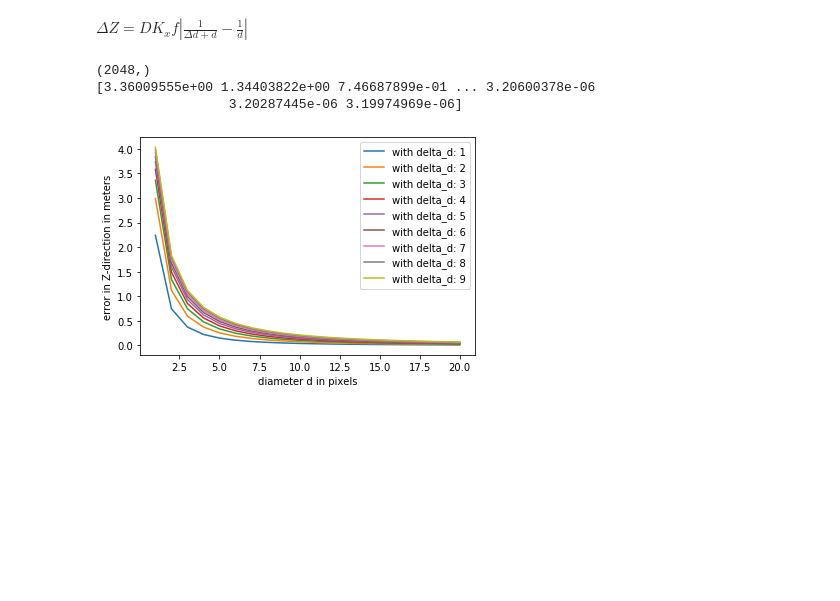
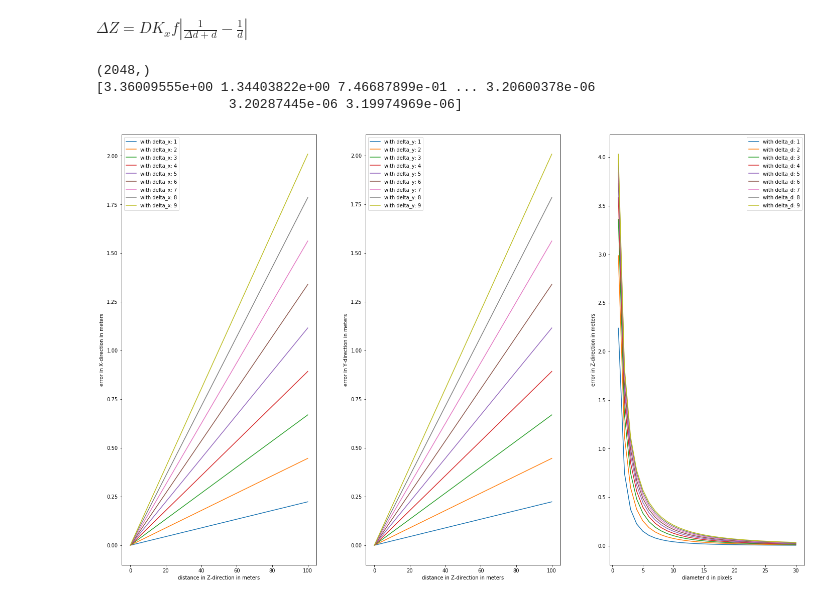
Before and after one commit to nanaimi/aux_tools, a Jupyter notebook: measurement_model.ipynb, the cells around one changed output. Saved outputs shown, nothing was run; the diff lists cells and outputs as text; code cells hidden in the pictures; blank space fills up the shorter version.

```diff
--- a/measurement_model.ipynb
+++ b/measurement_model.ipynb
@@ -15,36 +15,58 @@ $\displaystyle \Delta Z = D K_{x} f \left|{\frac{1}{\Delta d + d} - \frac{1}{d}}
 # intrinsics: [1137.952358814274, 1139.2455706836256, 1040.2907098789112, 764.4019425366827]
 # resolution: [2048, 1536]
 # assuming that first entry of intrinsics is the kx parameter [pixels/inches]
 
 # error for given measured diameter d on image plane in meters
 def error_function(d, delta_d):
     delta_Z = D*f*kx*abs(1/(d+delta_d) - 1/d)*10**(-3) # factor at the end converts it to meters from cm
     return delta_Z
 
 kx = 1137.952358814274/2.54   # to turn [pixels/inches] to [pixels/cm]
+ky = 1139.2455706836256/2.54  # to turn [pixels/inches] to [pixels/cm]
 num_of_samples = 2048
 d_d = 3
 f = 1
 D = 10
 # d is diameter of ball in pixels (only integer numbers)
 d = np.linspace(1, 2048, num_of_samples, endpoint=True)
 delta_Z = error_function(d, d_d)
 
 print(delta_Z.shape)
 
 pprint(delta_Z)
 
+fig, ax = plt.subplots(nrows=1, ncols=3)
+fig.set_size_inches(h=14, w=21)
+fig.subplots_adjust(left=0.05, bottom=0.05, right=0.95,
+                        top=0.9, wspace=0.25, hspace=0.25)
+
+distance = np.linspace(0,100, num_of_samples, endpoint=True) # different distances (camera frame) to scale x_error and y_error
+# delta_x is in pixels
+for delta_x in range(1,10):
+    delta_X = distance*delta_x/(kx*f)
+    ax[0].plot(distance, delta_X, label='with delta_x: {}'.format(delta_x))
+
+for delta_y in range(1,10):
+    delta_Y = distance*delta_y/(ky*f)
+    ax[1].plot(distance, delta_Y, label='with delta_y: {}'.format(delta_y))
+
 for delta_d in range(1,10):
-    delta_Z = error_function(d[:20], delta_d)
-    plt.plot(d[:20], delta_Z, label='with delta_d: {}'.format(delta_d))
+    delta_Z = error_function(d[:30], delta_d)
+    ax[2].plot(d[:30], delta_Z, label='with delta_d: {}'.format(delta_d))
 
 
-plt.xlabel('diameter d in pixels')
-plt.ylabel('error in Z-direction in meters')
-plt.legend()
+ax[0].set_xlabel('distance in Z-direction in meters')
+ax[0].set_ylabel('error in X-direction in meters')
+ax[0].legend()
+ax[1].set_xlabel('distance in Z-direction in meters')
+ax[1].set_ylabel('error in Y-direction in meters')
+ax[1].legend()
+ax[2].set_xlabel('diameter d in pixels')
+ax[2].set_ylabel('error in Z-direction in meters')
+ax[2].legend()
 plt.show()
 # %% [output]
 (2048,)
 [3.36009555e+00 1.34403822e+00 7.46687899e-01 ... 3.20600378e-06
                  3.20287445e-06 3.19974969e-06]
-[figure, old version]
+[figure, new version]
```
